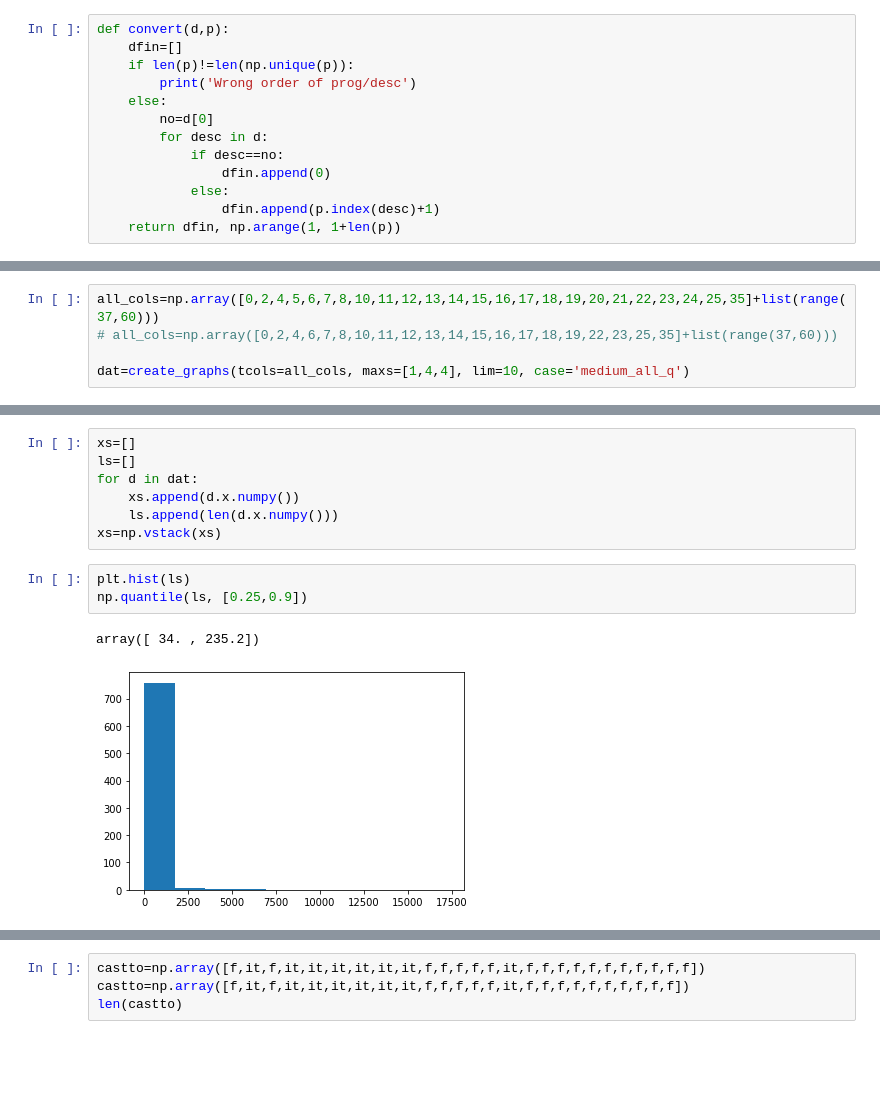
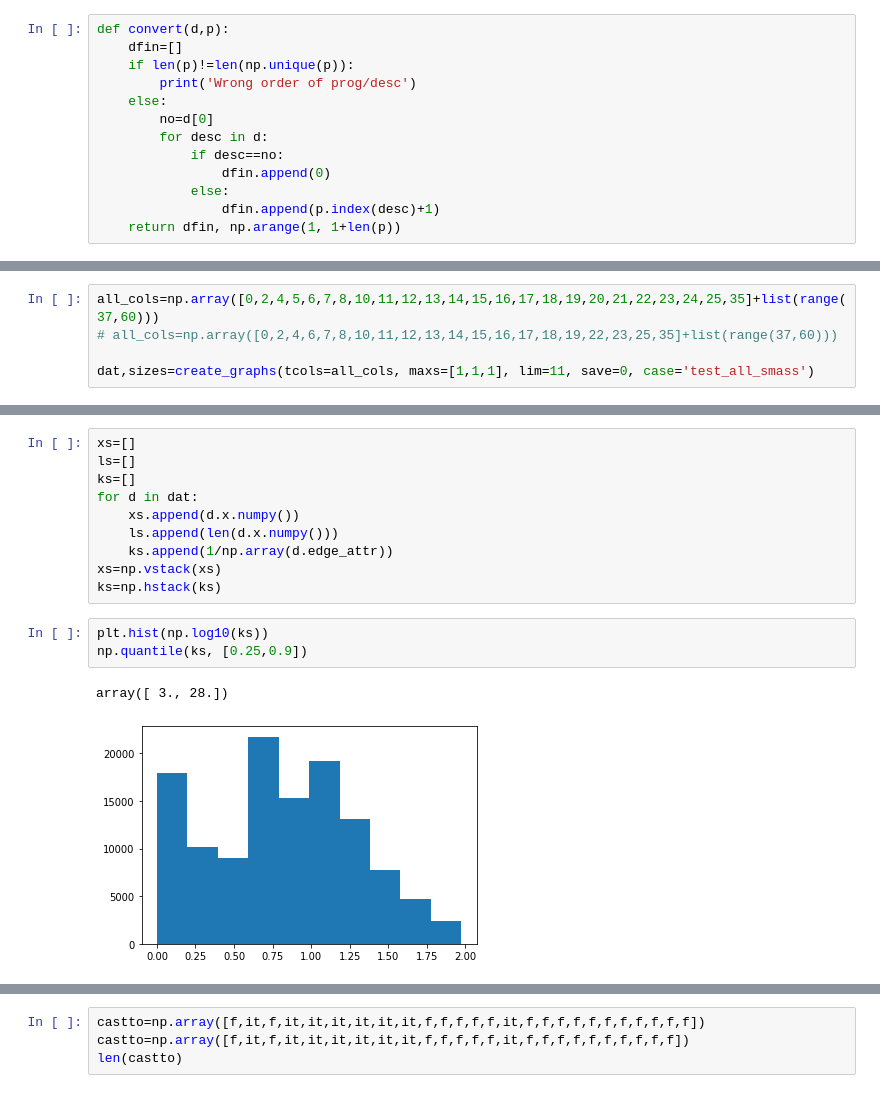
Before and after one commit to astrockragh/Mangrove, a Jupyter notebook: data_creator.ipynb, the cells around one changed output, grey strips where cells are left out. Cells and saved outputs as stored; diff of their text form; blank space fills up the shorter version.

Commit message:
fixed graphs

```diff
--- a/data_creator.ipynb
+++ b/data_creator.ipynb
@@ -209,7 +226,7 @@ def create_graphs(tcols=[0,2,4,5,6,7,8,10,28], target=8, lim=10.5, case='test',
 all_cols=np.array([0,2,4,5,6,7,8,10,11,12,13,14,15,16,17,18,19,20,21,22,23,24,25,35]+list(range(37,60)))
 # all_cols=np.array([0,2,4,6,7,8,10,11,12,13,14,15,16,17,18,19,22,23,25,35]+list(range(37,60)))
 
-dat=create_graphs(tcols=all_cols, maxs=[1,4,4], lim=10, case='medium_all_q')
+dat,sizes=create_graphs(tcols=all_cols, maxs=[1,1,1], lim=11, save=0, case='test_all_smass')
 # %% [output]
 Loading isotree 0_0_0
 isotree 0_0_0 loaded, restructuring
@@ -271,16 +239,19 @@ Making merger tree
 # %%
 xs=[]
 ls=[]
+ks=[]
 for d in dat:
     xs.append(d.x.numpy())
     ls.append(len(d.x.numpy()))
+    ks.append(1/np.array(d.edge_attr))
 xs=np.vstack(xs)
+ks=np.hstack(ks)
 # %%
-plt.hist(ls)
-np.quantile(ls, [0.25,0.9])
+plt.hist(np.log10(ks))
+np.quantile(ks, [0.25,0.9])
 # %% [output]
-array([ 34. , 235.2])
+array([ 3., 28.])
-[figure, old version]
+[figure, new version]
 # %%
 fig,ax=plt.subplots(nrows=7,ncols=6, figsize=(30,23))
 ax=ax.flatten()
```
Also changed, not shown: parts of 3 cells of this notebook, 2 other files.
